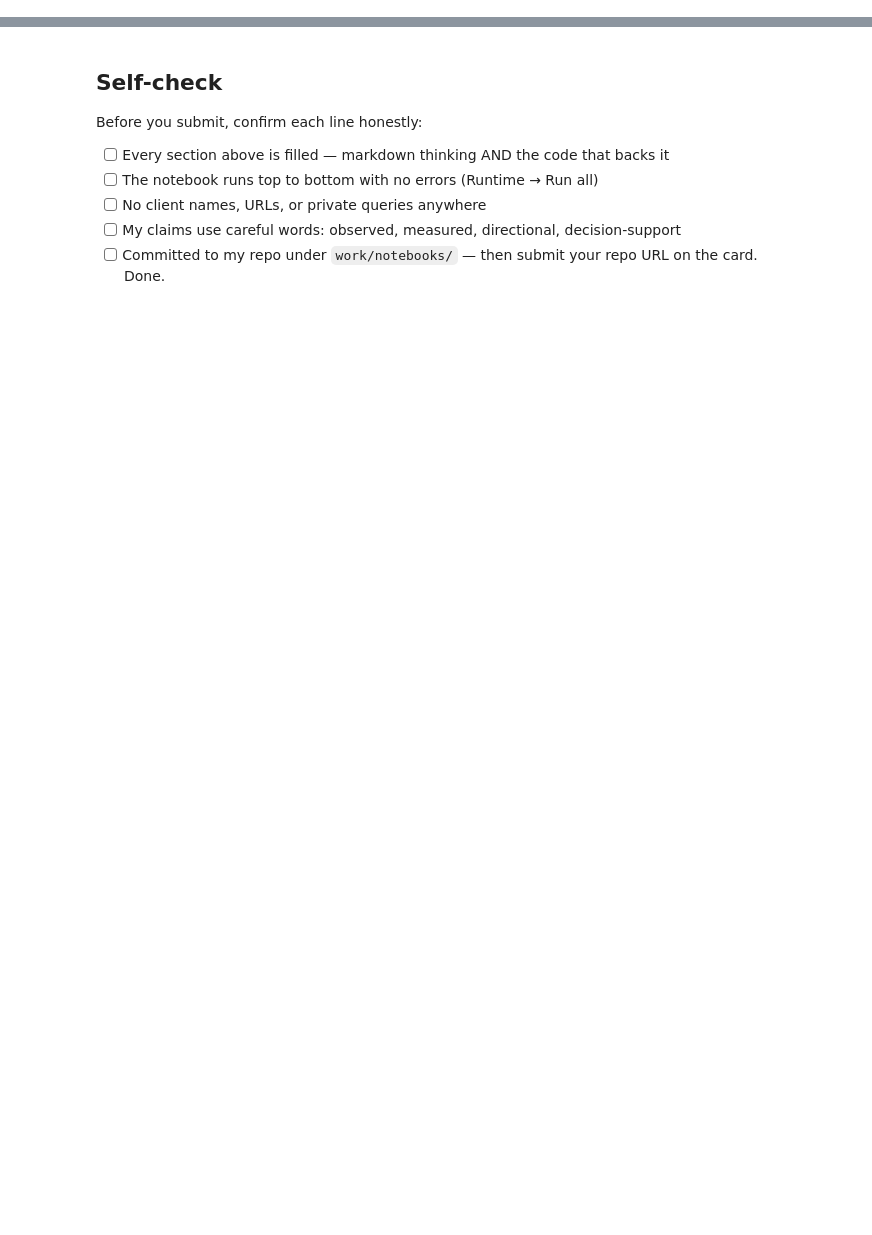
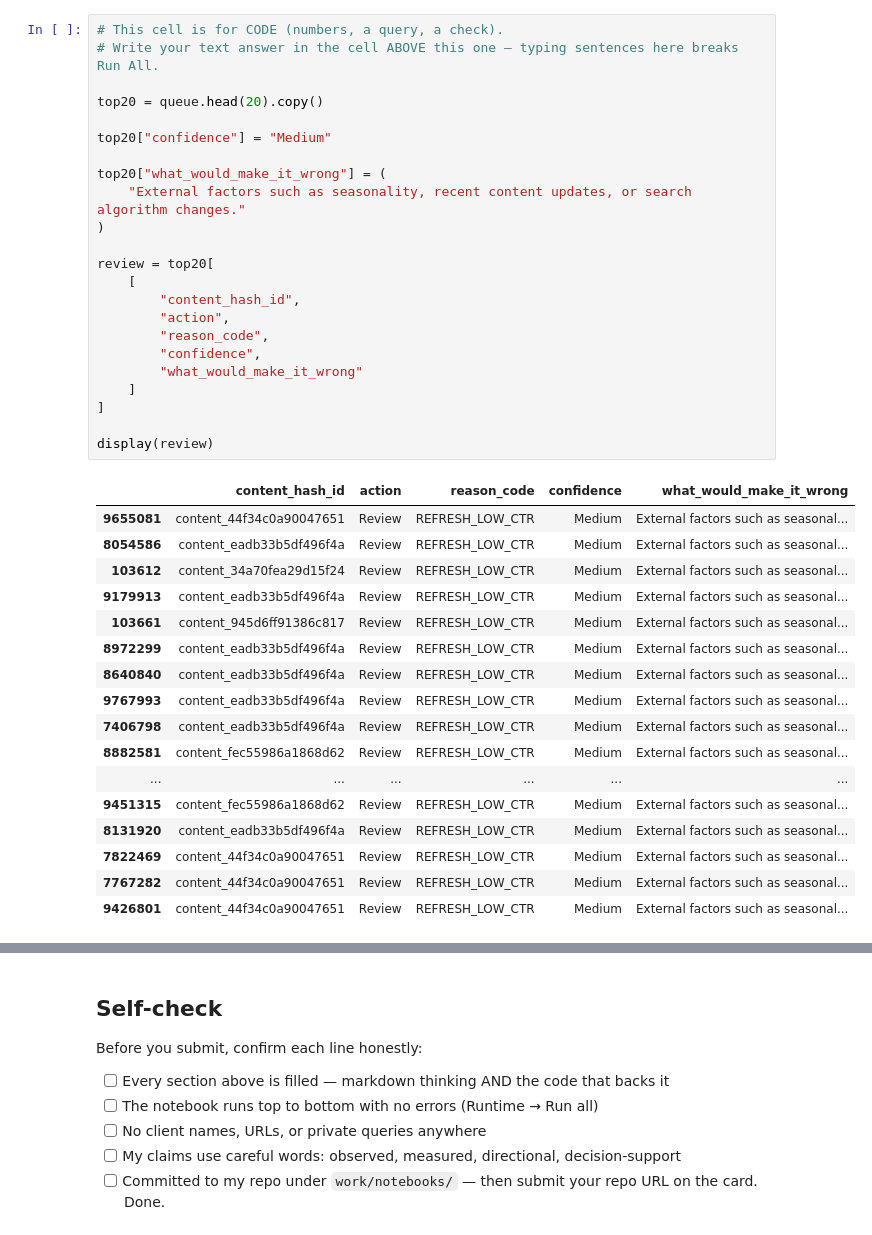
Before and after one commit to atif929/flyrank-ml-starter, a Jupyter notebook: work/notebooks/w04_baseline_score.ipynb, the cells around one changed output, grey strips where cells are left out. Saved outputs shown, nothing was run; the diff lists cells and outputs as text; blank space fills up the shorter version.

```diff
--- a/work/notebooks/w04_baseline_score.ipynb
+++ b/work/notebooks/w04_baseline_score.ipynb
@@ -19,0 +138,41 @@ This skeleton is yours to fill. Work the sections **in order** — each one has
+# %%
+# This cell is for CODE (numbers, a query, a check).
+# Write your text answer in the cell ABOVE this one — typing sentences here breaks Run All.
+
+top20 = queue.head(20).copy()
+
+top20["confidence"] = "Medium"
+
+top20["what_would_make_it_wrong"] = (
+    "External factors such as seasonality, recent content updates, or search algorithm changes."
+)
+
+review = top20[
+    [
+        "content_hash_id",
+        "action",
+        "reason_code",
+        "confidence",
+        "what_would_make_it_wrong"
+    ]
+]
+
+display(review)
+# %% [output]
+|  | content_hash_id | action | reason_code | confidence | what_would_make_it_wrong |
+| 9655081 | content_44f34c0a90047651 | Review | REFRESH_LOW_CTR | Medium | External factors such as seasonal... |
+| 8054586 | content_eadb33b5df496f4a | Review | REFRESH_LOW_CTR | Medium | External factors such as seasonal... |
+| 103612 | content_34a70fea29d15f24 | Review | REFRESH_LOW_CTR | Medium | External factors such as seasonal... |
+| 9179913 | content_eadb33b5df496f4a | Review | REFRESH_LOW_CTR | Medium | External factors such as seasonal... |
+| 103661 | content_945d6ff91386c817 | Review | REFRESH_LOW_CTR | Medium | External factors such as seasonal... |
+| 8972299 | content_eadb33b5df496f4a | Review | REFRESH_LOW_CTR | Medium | External factors such as seasonal... |
+| 8640840 | content_eadb33b5df496f4a | Review | REFRESH_LOW_CTR | Medium | External factors such as seasonal... |
+| 9767993 | content_eadb33b5df496f4a | Review | REFRESH_LOW_CTR | Medium | External factors such as seasonal... |
+| 7406798 | content_eadb33b5df496f4a | Review | REFRESH_LOW_CTR | Medium | External factors such as seasonal... |
+| 8882581 | content_fec55986a1868d62 | Review | REFRESH_LOW_CTR | Medium | External factors such as seasonal... |
+| ... | ... | ... | ... | ... | ... |
+| 9451315 | content_fec55986a1868d62 | Review | REFRESH_LOW_CTR | Medium | External factors such as seasonal... |
+| 8131920 | content_eadb33b5df496f4a | Review | REFRESH_LOW_CTR | Medium | External factors such as seasonal... |
+| 7822469 | content_44f34c0a90047651 | Review | REFRESH_LOW_CTR | Medium | External factors such as seasonal... |
+| 7767282 | content_44f34c0a90047651 | Review | REFRESH_LOW_CTR | Medium | External factors such as seasonal... |
+| 9426801 | content_44f34c0a90047651 | Review | REFRESH_LOW_CTR | Medium | External factors such as seasonal... |
```
Also changed, not shown: parts of 13 cells of this notebook.
